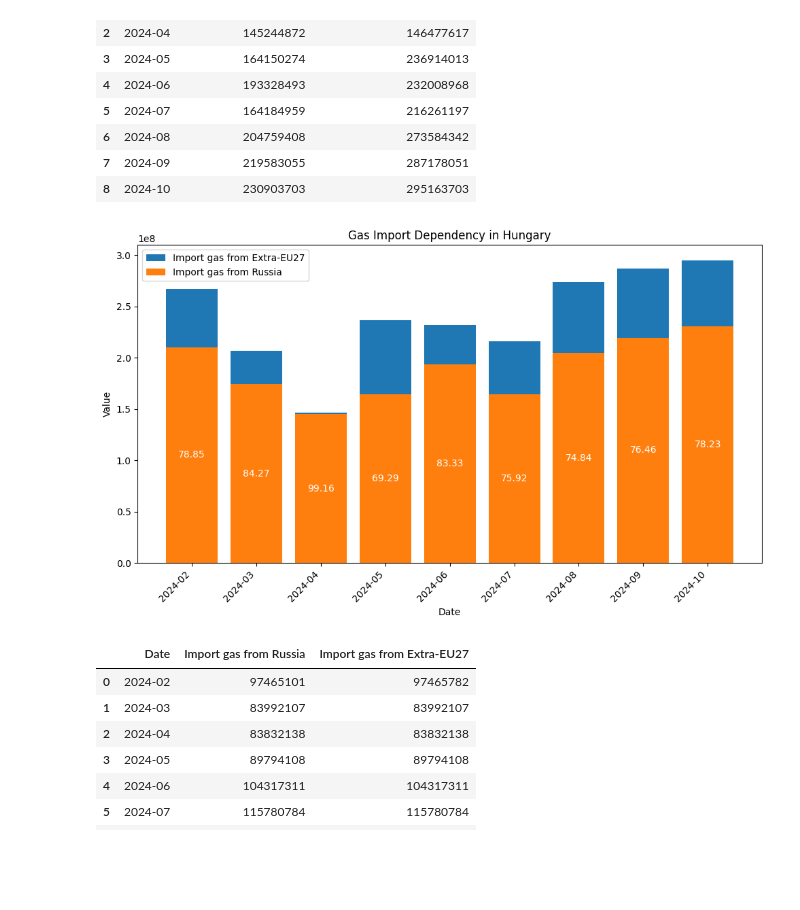
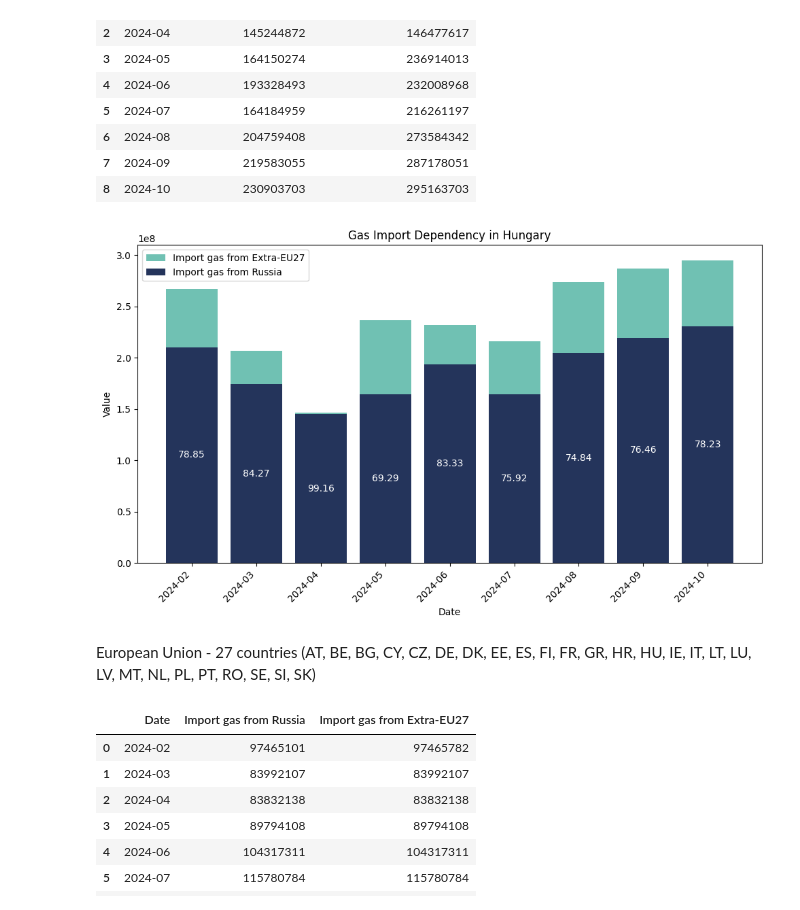
Before and after one commit to Anson422/Anson-Eva-Valerie, a Jupyter notebook: Stacked Bar Chart/H&S_gas_compare.ipynb, the cells around one changed output. Drawn from its saved outputs; the diff is of its cells as text; code cells hidden in the pictures; blank space fills up the shorter version.

```diff
--- a/Stacked Bar Chart/H&S_gas_compare.ipynb
+++ b/Stacked Bar Chart/H&S_gas_compare.ipynb
@@ -59,35 +51,37 @@ Hungary_data
 # %%
 #Draw the chart for Hungary
 # set size,style
 plt.figure(figsize=(10, 6))
 
 # Calculate the proportion of Russian gas import
 Hungary_data['Proportion'] = Hungary_data['Import gas from Russia'] / Hungary_data['Import gas from Extra-EU27']*100
 
 # draw bar chart
 # First plot 'Import gas from Extra-EU27'
-plt.bar(Hungary_data['Date'], Hungary_data['Import gas from Extra-EU27'], label='Import gas from Extra-EU27')
+plt.bar(Hungary_data['Date'], Hungary_data['Import gas from Extra-EU27'], color='#70C1B3',label='Import gas from Extra-EU27')
 # Then plot 'Import gas from Russia' on top
-plt.bar(Hungary_data['Date'], Hungary_data['Import gas from Russia'], label='Import gas from Russia')
+plt.bar(Hungary_data['Date'], Hungary_data['Import gas from Russia'], color='#24345B',label='Import gas from Russia')
 
 # add titles
 plt.xlabel('Date')
 plt.ylabel('Value')
 plt.title('Gas Import Dependency in Hungary')
 plt.legend()
 
 # 45 degree rotate for nice to read
 plt.xticks(rotation=45, ha='right')
 
 # Add proportion annotations
 for i, row in Hungary_data.iterrows():
     plt.text(i, row['Import gas from Russia'] / 2, f"{row['Proportion']:.2f}", ha='center', va='center', color='white')
 
 # show the chart
 plt.tight_layout()
 plt.show()
 # %% [output]
-[figure, old version]
+[figure, new version]
+# %% [markdown]
+European Union - 27 countries (AT, BE, BG, CY, CZ, DE, DK, EE, ES, FI, FR, GR, HR, HU, IE, IT, LT, LU, LV, MT, NL, PL, PT, RO, SE, SI, SK)
 # %%
 #Slovakia RU import
 S_RUvalues = Slovakia.loc[20]
```
Also changed, not shown: parts of 2 cells of this notebook.
